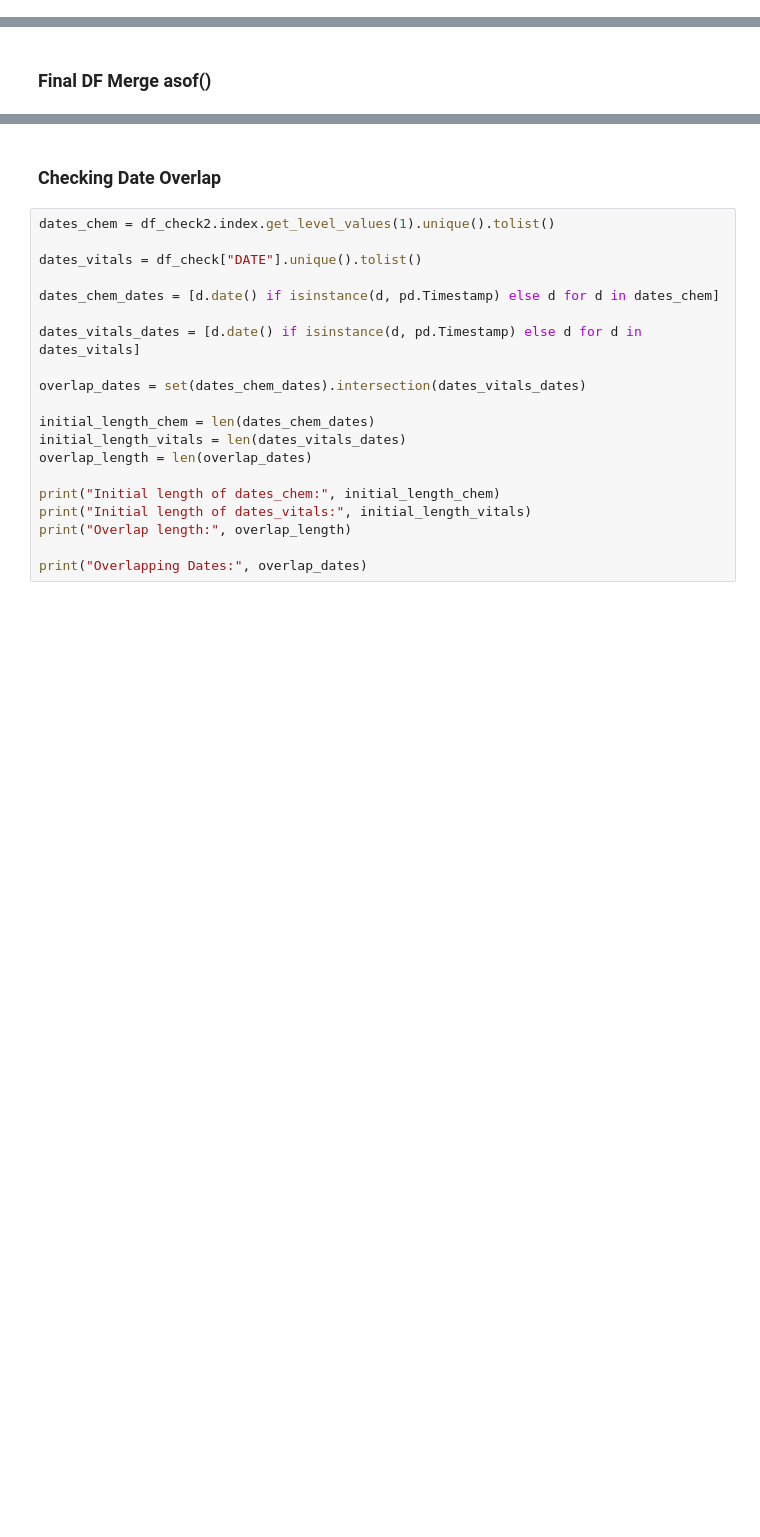
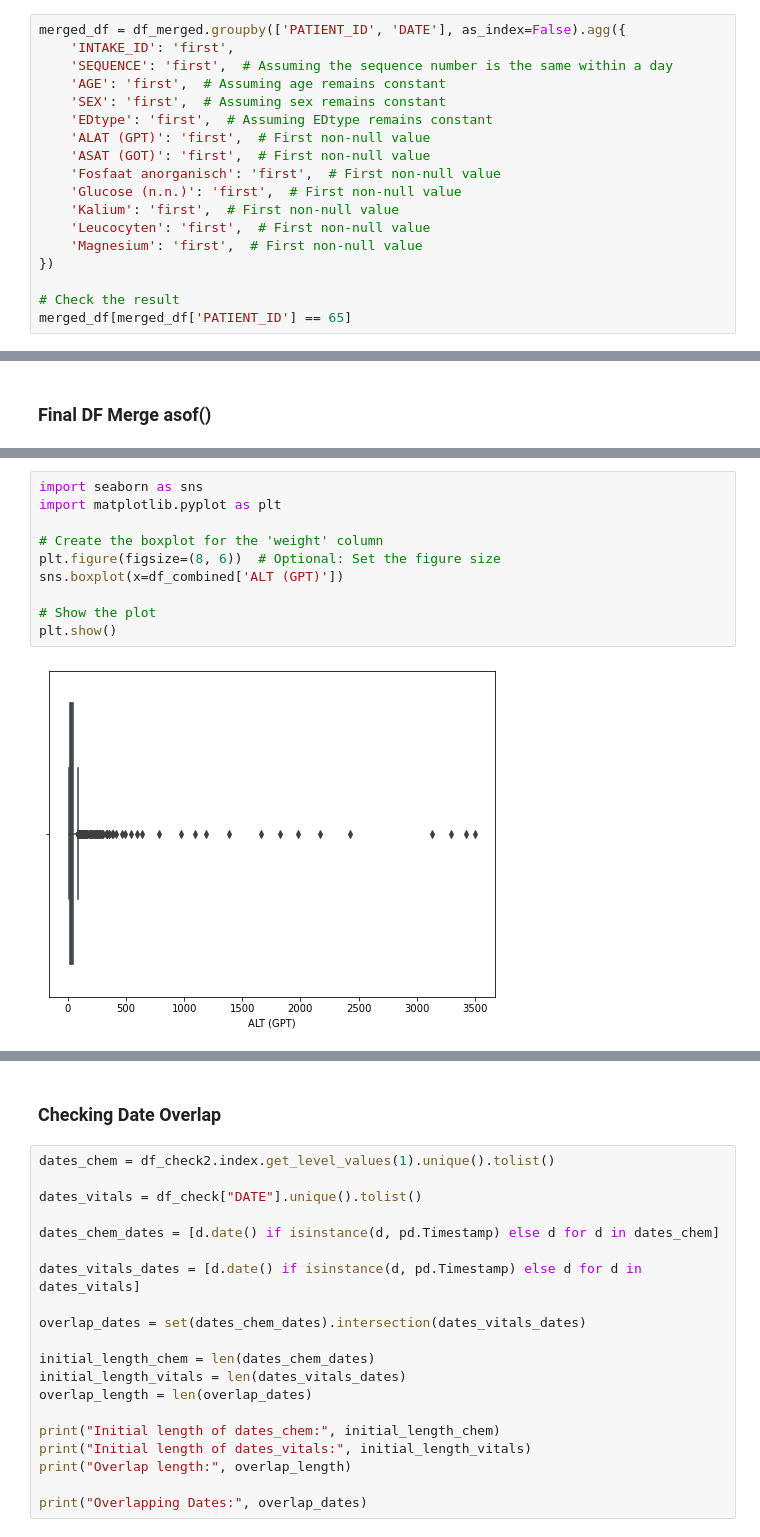
Before and after one commit to puckkwaspen/BEP_RFS, a Jupyter notebook: EDA.ipynb, the cells around one changed output, grey strips where cells are left out. Saved outputs shown, nothing was run; the diff lists cells and outputs as text; blank space fills up the shorter version.

Commit message:
Merged data, more cleaning and MICE

```diff
--- a/EDA.ipynb
+++ b/EDA.ipynb
@@ -354,0 +262,18 @@ print(df_merged)
+# %%
+merged_df = df_merged.groupby(['PATIENT_ID', 'DATE'], as_index=False).agg({
+    'INTAKE_ID': 'first',
+    'SEQUENCE': 'first',  # Assuming the sequence number is the same within a day
+    'AGE': 'first',  # Assuming age remains constant
+    'SEX': 'first',  # Assuming sex remains constant
+    'EDtype': 'first',  # Assuming EDtype remains constant
+    'ALAT (GPT)': 'first',  # First non-null value
+    'ASAT (GOT)': 'first',  # First non-null value
+    'Fosfaat anorganisch': 'first',  # First non-null value
+    'Glucose (n.n.)': 'first',  # First non-null value
+    'Kalium': 'first',  # First non-null value
+    'Leucocyten': 'first',  # First non-null value
+    'Magnesium': 'first',  # First non-null value
+})
+
+# Check the result
+merged_df[merged_df['PATIENT_ID'] == 65]
@@ -435,0 +405,12 @@ Checking for unmatched rows:
+# %%
+import seaborn as sns
+import matplotlib.pyplot as plt
+
+# Create the boxplot for the 'weight' column
+plt.figure(figsize=(8, 6))  # Optional: Set the figure size
+sns.boxplot(x=df_combined['ALT (GPT)'])
+
+# Show the plot
+plt.show()
+# %% [output]
+[figure, added]
```
Also changed, not shown: parts of 19 cells of this notebook, 3 other files.
